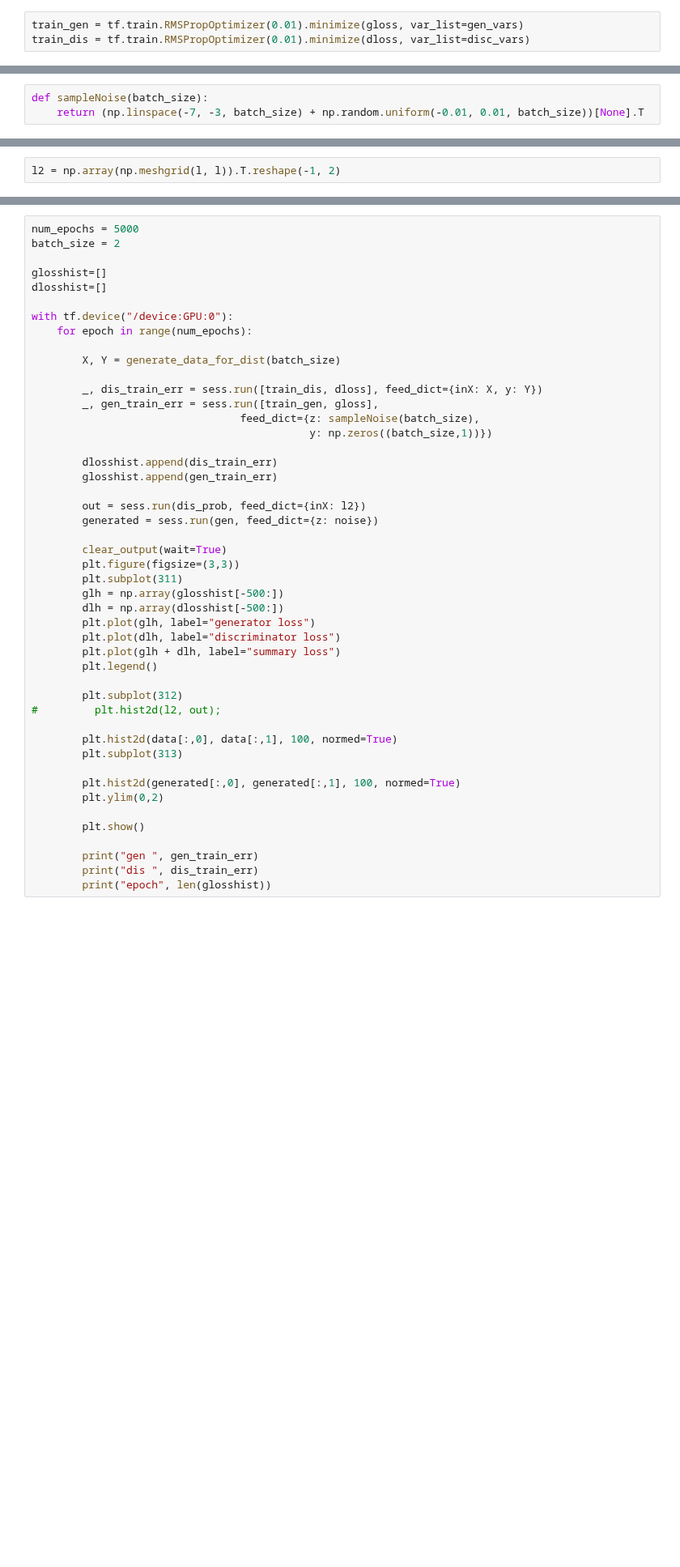
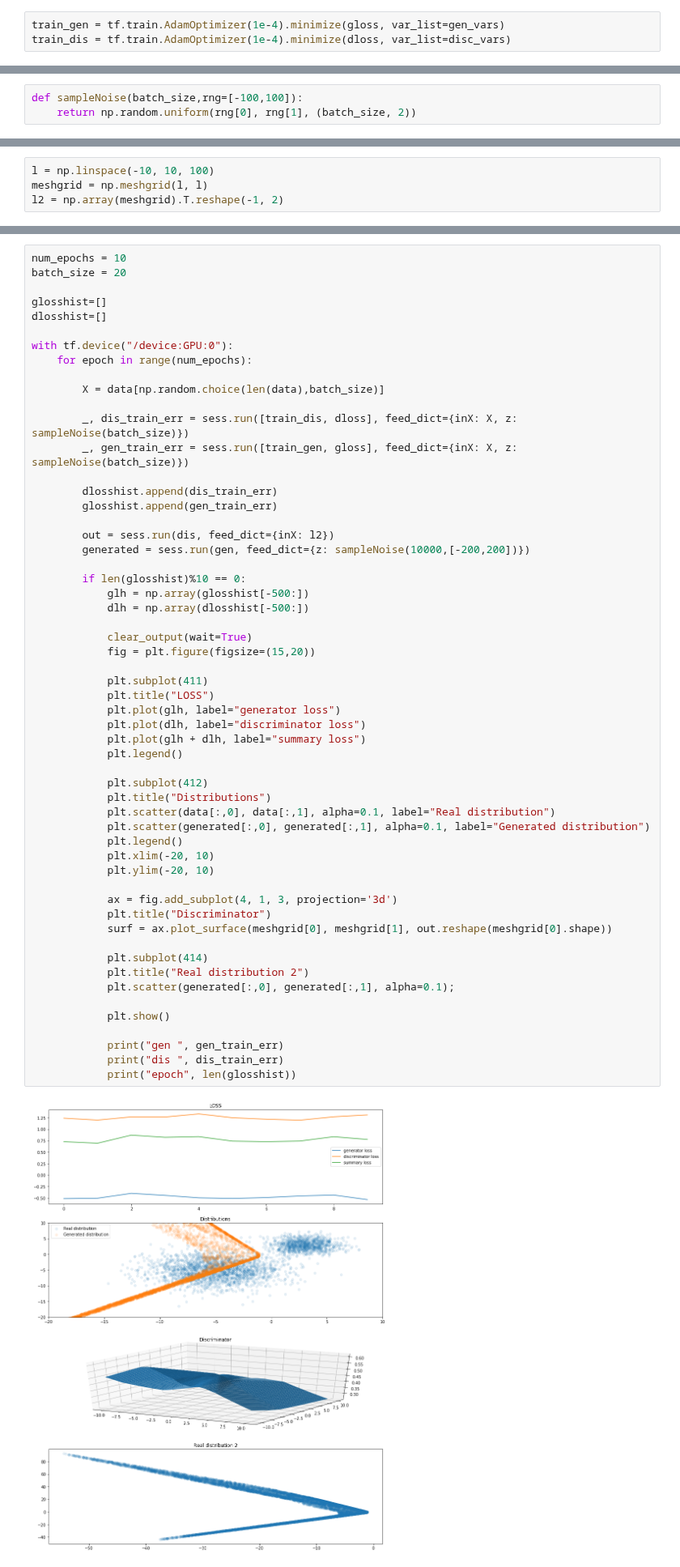
Before and after one commit to hov1417/NNHomework, a Jupyter notebook: session3/final_assignment.ipynb, the cells around one changed output, grey strips where cells are left out. Shown at 81% size. Drawn from its saved outputs; the diff is of its cells as text; blank space fills up the shorter version.

```diff
--- a/session3/final_assignment.ipynb
+++ b/session3/final_assignment.ipynb
@@ -58,4 +55,4 @@ writer.close()
 # %%
-train_gen = tf.train.RMSPropOptimizer(0.01).minimize(gloss, var_list=gen_vars)
-train_dis = tf.train.RMSPropOptimizer(0.01).minimize(dloss, var_list=disc_vars)
+train_gen = tf.train.AdamOptimizer(1e-4).minimize(gloss, var_list=gen_vars)
+train_dis = tf.train.AdamOptimizer(1e-4).minimize(dloss, var_list=disc_vars)
 # %%
@@ -72,3 +65,3 @@ plt.scatter(data[:,0],data[:,1],alpha=0.1)
 # %%
-def sampleNoise(batch_size):
-    return (np.linspace(-7, -3, batch_size) + np.random.uniform(-0.01, 0.01, batch_size))[None].T
+def sampleNoise(batch_size,rng=[-100,100]):
+    return np.random.uniform(rng[0], rng[1], (batch_size, 2))
@@ -111,2 +81,4 @@ noise = np.linspace(-10, 5, 100000)[None].T
 # %%
-l2 = np.array(np.meshgrid(l, l)).T.reshape(-1, 2)
+l = np.linspace(-10, 10, 100)
+meshgrid = np.meshgrid(l, l)
+l2 = np.array(meshgrid).T.reshape(-1, 2)
@@ -113,48 +87,58 @@ l2 = np.array(np.meshgrid(l, l)).T.reshape(-1, 2)
 # %%
-num_epochs = 5000
-batch_size = 2
+num_epochs = 10
+batch_size = 20
 
 glosshist=[]
 dlosshist=[]
 
 with tf.device("/device:GPU:0"):
     for epoch in range(num_epochs):
 
-        X, Y = generate_data_for_dist(batch_size)
+        X = data[np.random.choice(len(data),batch_size)]
 
-        _, dis_train_err = sess.run([train_dis, dloss], feed_dict={inX: X, y: Y})
-        _, gen_train_err = sess.run([train_gen, gloss],
-                                 feed_dict={z: sampleNoise(batch_size),
-                                            y: np.zeros((batch_size,1))})
+        _, dis_train_err = sess.run([train_dis, dloss], feed_dict={inX: X, z: sampleNoise(batch_size)})
+        _, gen_train_err = sess.run([train_gen, gloss], feed_dict={inX: X, z: sampleNoise(batch_size)})
 
         dlosshist.append(dis_train_err)
         glosshist.append(gen_train_err)
 
-        out = sess.run(dis_prob, feed_dict={inX: l2})
-        generated = sess.run(gen, feed_dict={z: noise})
+        out = sess.run(dis, feed_dict={inX: l2})
+        generated = sess.run(gen, feed_dict={z: sampleNoise(10000,[-200,200])})
 
-        clear_output(wait=True)
-        plt.figure(figsize=(3,3))
-        plt.subplot(311)
-        glh = np.array(glosshist[-500:])
-        dlh = np.array(dlosshist[-500:])
-        plt.plot(glh, label="generator loss")
-        plt.plot(dlh, label="discriminator loss")
-        plt.plot(glh + dlh, label="summary loss")
-        plt.legend()
+        if len(glosshist)%10 == 0:
+            glh = np.array(glosshist[-500:])
+            dlh = np.array(dlosshist[-500:])
 
-        plt.subplot(312)
-#         plt.hist2d(l2, out);
+            clear_output(wait=True)
+            fig = plt.figure(figsize=(15,20))
 
-        plt.hist2d(data[:,0], data[:,1], 100, normed=True)
-        plt.subplot(313)
+            plt.subplot(411)
+            plt.title("LOSS")
+            plt.plot(glh, label="generator loss")
+            plt.plot(dlh, label="discriminator loss")
+            plt.plot(glh + dlh, label="summary loss")
+            plt.legend()
 
-        plt.hist2d(generated[:,0], generated[:,1], 100, normed=True)
-        plt.ylim(0,2)
+            plt.subplot(412)
+            plt.title("Distributions")
+            plt.scatter(data[:,0], data[:,1], alpha=0.1, label="Real distribution")
+            plt.scatter(generated[:,0], generated[:,1], alpha=0.1, label="Generated distribution")
+            plt.legend()
+            plt.xlim(-20, 10)
+            plt.ylim(-20, 10)
 
-        plt.show()
+            ax = fig.add_subplot(4, 1, 3, projection='3d')
+            plt.title("Discriminator")
+            surf = ax.plot_surface(meshgrid[0], meshgrid[1], out.reshape(meshgrid[0].shape))
 
-        print("gen ", gen_train_err)
-        print("dis ", dis_train_err)
-        print("epoch", len(glosshist))
+            plt.subplot(414)
+            plt.title("Real distribution 2")
+            plt.scatter(generated[:,0], generated[:,1], alpha=0.1);
+
+            plt.show()
+
+            print("gen ", gen_train_err)
+            print("dis ", dis_train_err)
+            print("epoch", len(glosshist))
 # %% [output]
+[figure, new version]
```
Also changed, not shown: parts of 29 cells of this notebook, 1 other file.
